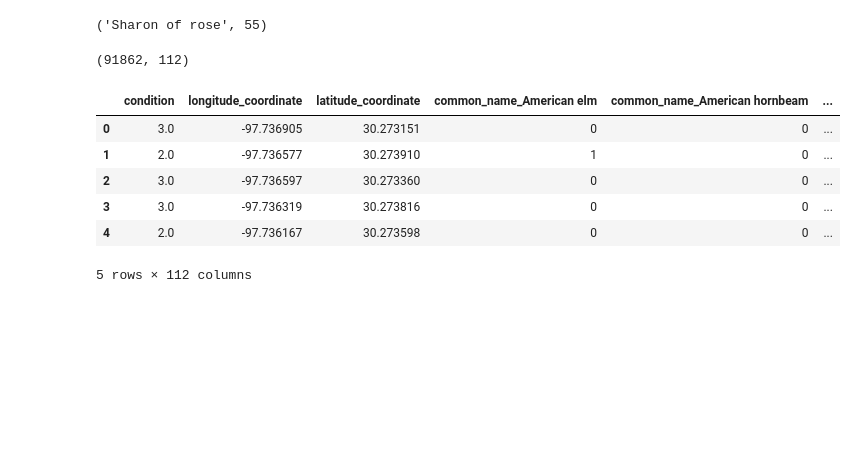
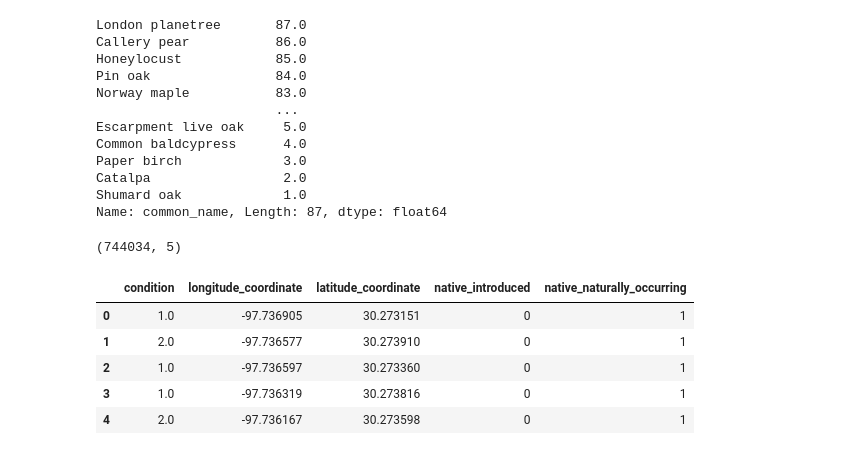
Before and after one commit to alexisf125/TreeData, a Jupyter notebook: data_preprocessing.ipynb, the cells around one changed output. Drawn from its saved outputs; the diff is of its cells as text; code cells hidden in the pictures; blank space fills up the shorter version.

```diff
--- a/data_preprocessing.ipynb
+++ b/data_preprocessing.ipynb
@@ -7,7 +7,9 @@ import os
 df = pd.concat([pd.read_csv(f"data/good_data/{file}") for file in os.listdir("data/good_data")])
 # %%
 # drop all columns except for "common_name" "longitude_coordinate" "latitude_coordinate" "condition" "native"
-df = df[["condition", "common_name", "longitude_coordinate", "latitude_coordinate", "native"]]
+df = df[["condition",
+        #  "common_name",
+         "longitude_coordinate", "latitude_coordinate", "native"]]
 print(df.shape)
 df.head()
 # %% [output]
@@ -36,6 +38,6 @@ df.common_name.value_counts()[df.common_name.value_counts() < 500].plot(kind='ba
 # %%
 # create a list of common_name labels that occur less than 150 times in the dataset
-cut_off = 50
+cut_off = 500
 labels_to_drop = df.common_name.value_counts()[df.common_name.value_counts() < cut_off].index.tolist()
 print(len(labels_to_drop))
 # %% [output]
@@ -50,34 +52,44 @@ df.common_name.value_counts()
 # rank the labels in common_name column by count
 df.common_name.value_counts().rank()
 
-# return the common_name and count for the 100th most common label
-df.common_name.value_counts().index[99], df.common_name.value_counts()[99]
+# # return the common_name and count for the 100th most common label
+# df.common_name.value_counts().index[99], df.common_name.value_counts()[99]
 # %% [output]
-('Sharon of rose', 55)
+London planetree       87.0
+Callery pear           86.0
+Honeylocust            85.0
+Pin oak                84.0
+Norway maple           83.0
+                       ...
+Escarpment live oak     5.0
+Common baldcypress      4.0
+Paper birch             3.0
+Catalpa                 2.0
+Shumard oak             1.0
+Name: common_name, Length: 87, dtype: float64
 # %%
-# one hot "common_name" column
-df = pd.get_dummies(df, columns=["common_name"])
+# # one hot "common_name" column
+# df = pd.get_dummies(df, columns=["common_name"])
 
 # one hot 'condition' column
-df['condition'] = df['condition'].replace({'excellent': 0, 'good': 1, 'fair': 2, 'poor': 3, 'dead/dying': 4, 'dead': 4})
+df['condition'] = df['condition'].replace({'excellent': 4, 'good': 3, 'fair': 2, 'poor': 1, 'dead/dying': 0, 'dead': 0})
 
 # one hot native column
 df = pd.get_dummies(df, columns=["native"])
 
 # drop native_no_info column
 df.drop(columns=['native_no_info'], inplace=True)
 
 # drop rows where condition is null
 df = df.dropna(subset=['condition'])
 
 print(df.shape)
 df.head()
 # %% [output]
-(91862, 112)
+(744034, 5)
-|  | condition | longitude_coordinate | latitude_coordinate | common_name_American elm | common_name_American hornbeam | ... |
-| 0 | 3.0 | -97.736905 | 30.273151 | 0 | 0 | ... |
-| 1 | 2.0 | -97.736577 | 30.273910 | 1 | 0 | ... |
-| 2 | 3.0 | -97.736597 | 30.273360 | 0 | 0 | ... |
-| 3 | 3.0 | -97.736319 | 30.273816 | 0 | 0 | ... |
-| 4 | 2.0 | -97.736167 | 30.273598 | 0 | 0 | ... |
+|  | condition | longitude_coordinate | latitude_coordinate | native_introduced | native_naturally_occurring |
+| 0 | 1.0 | -97.736905 | 30.273151 | 0 | 1 |
+| 1 | 2.0 | -97.736577 | 30.273910 | 0 | 1 |
+| 2 | 1.0 | -97.736597 | 30.273360 | 0 | 1 |
+| 3 | 1.0 | -97.736319 | 30.273816 | 0 | 1 |
+| 4 | 2.0 | -97.736167 | 30.273598 | 0 | 1 |
-5 rows × 112 columns
```
Also changed, not shown: parts of 6 cells of this notebook.
